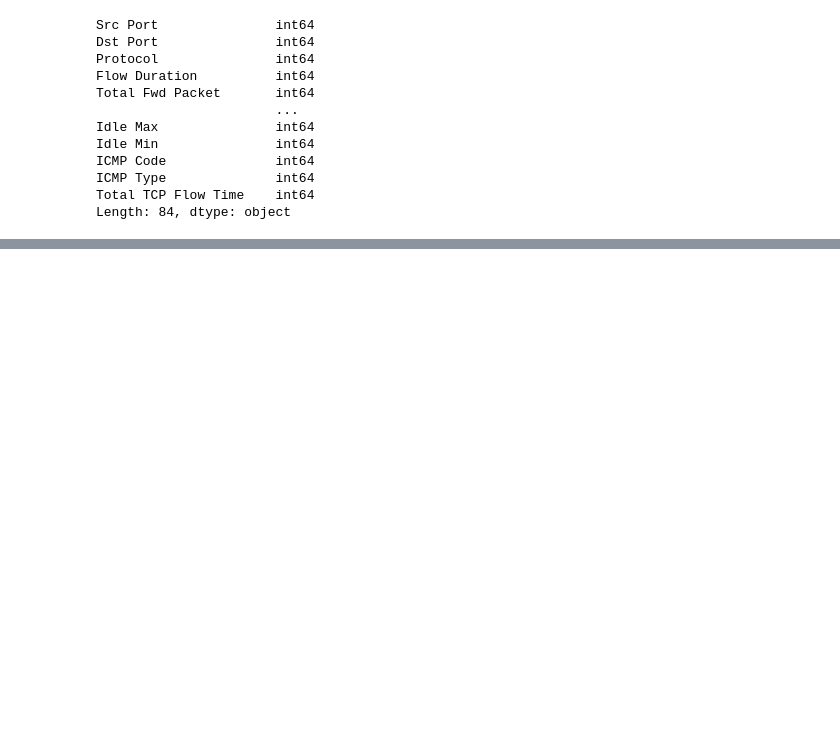
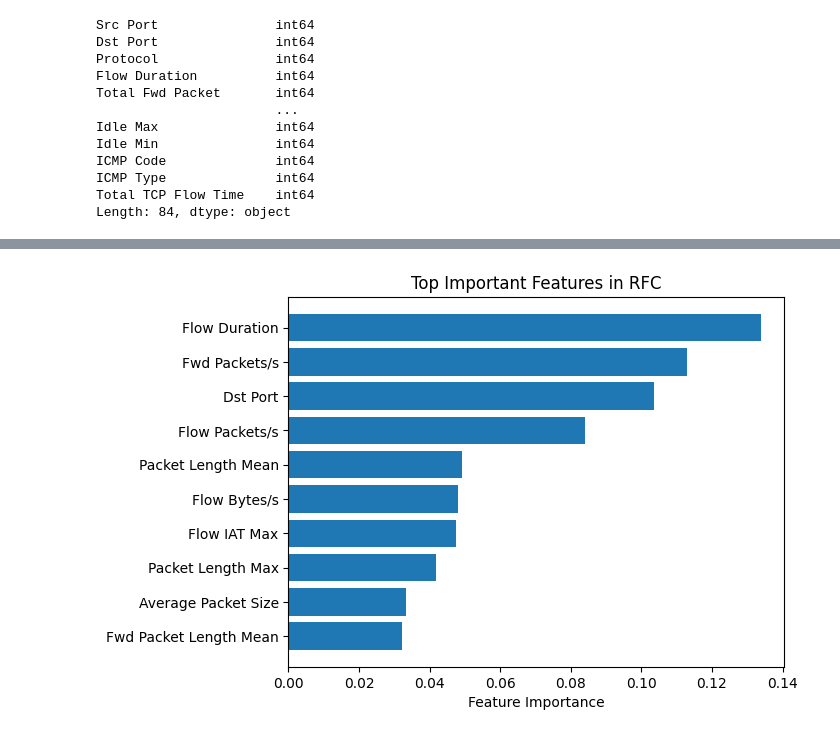
Before and after one commit to AI4ALL-Cyber-Project/GitHub_Pages_Template, a Jupyter notebook: real_model.ipynb, the cells around one changed output, grey strips where cells are left out. Drawn from its saved outputs; the diff is of its cells as text; code cells hidden in the pictures; blank space fills up the shorter version.

```diff
--- a/real_model.ipynb
+++ b/real_model.ipynb
@@ -67,5 +66,5 @@ param_grid = {
   "max_features": ["auto","sqrt"]
 }
 # %%
-rf = RandomForestClassifier()
+rfc2 = RandomForestClassifier()
 # %%
@@ -72,0 +123,11 @@ grid_search = GridSearchCV(estimator= rf)
+# %%
+'''
+importances = rfc2.feature_importances_
+indices = np.argsort(importances)[::-1]
+plt.figure(figsize=(10, 5))
+plt.title("Feature Importances - Model 1")
+plt.bar(range(10), importances[indices[:10]])
+plt.xticks(range(10), X.columns[indices[:10]], rotation=90)
+plt.tight_layout()
+plt.show()
+'''
@@ -72,0 +178,12 @@ grid_search = GridSearchCV(estimator= rf)
+# %%
+feat_names = X_train.columns
+
+# Top features
+indices = np.argsort(importances)[-10:]
+plt.barh(range(len(indices)), importances[indices])
+plt.yticks(range(len(indices)), [feat_names[i] for i in indices])
+plt.xlabel("Feature Importance")
+plt.title("Top Important Features in RFC")
+plt.show()
+# %% [output]
+[figure, added]
```
Also changed, not shown: parts of 21 cells of this notebook, 2 other files.
